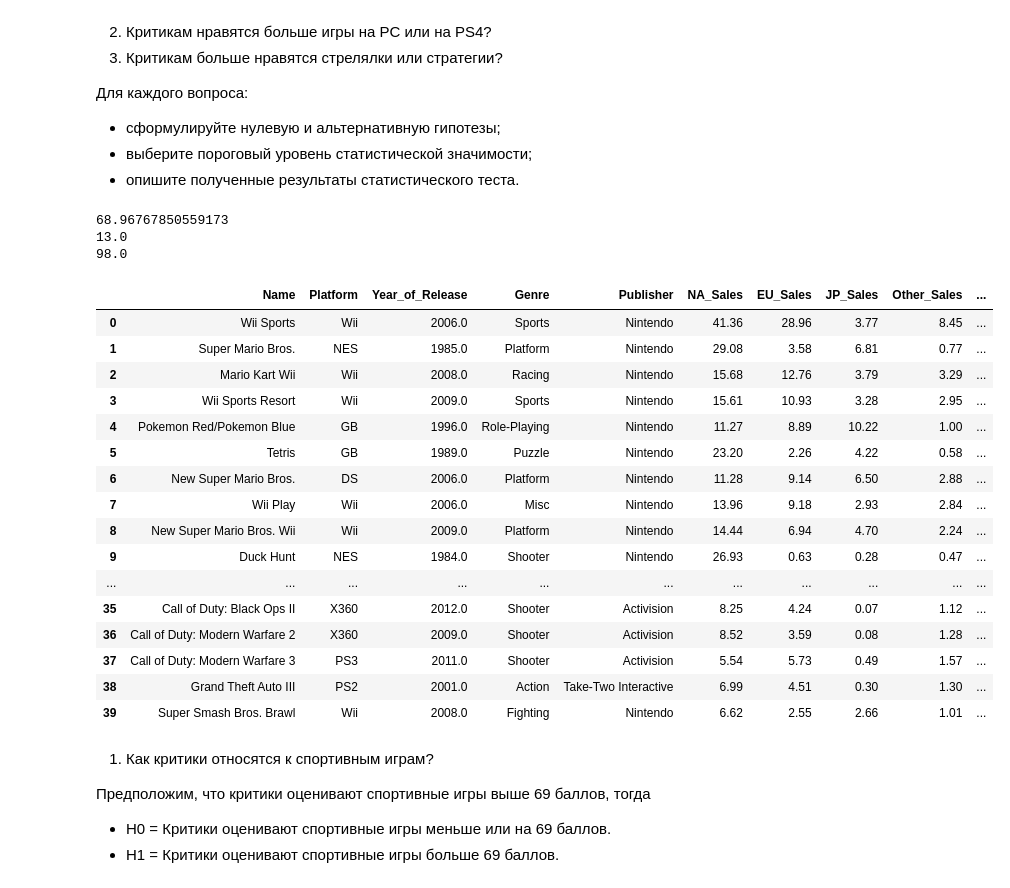
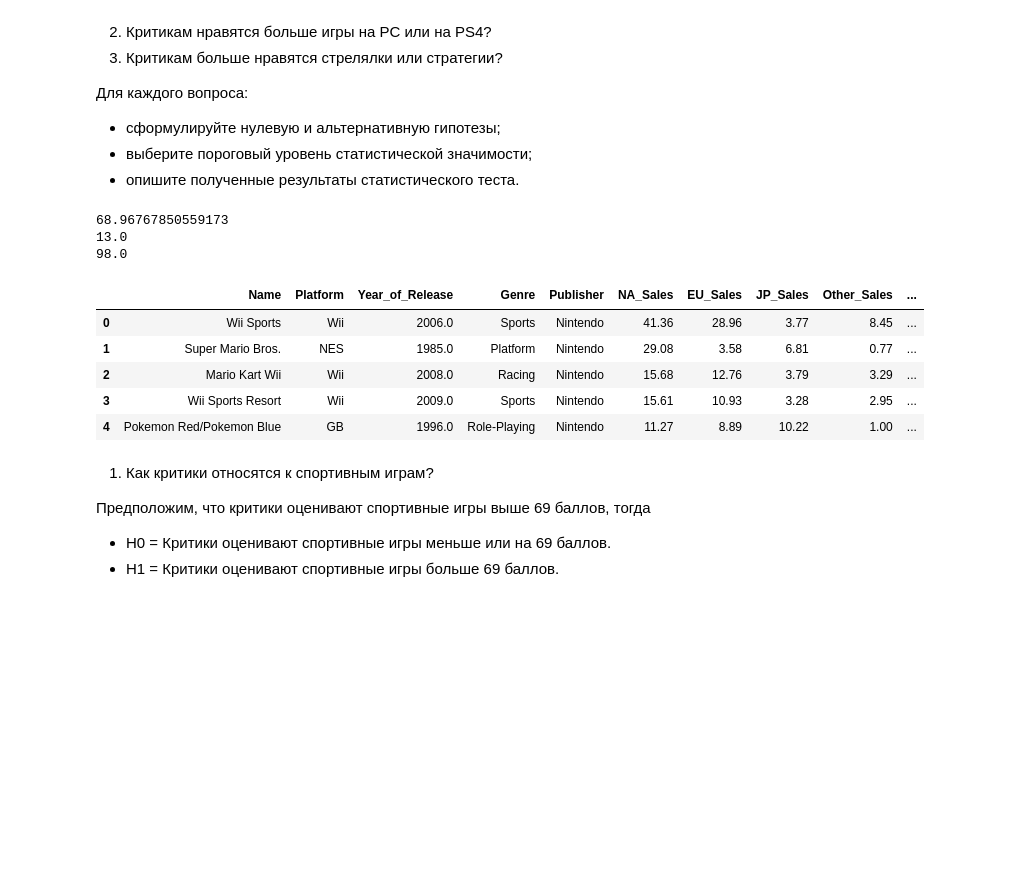
Before and after one commit to WNick-main/netology, a Jupyter notebook: HW-21.ipynb, the cells around one changed output. Cells and saved outputs as stored; diff of their text form; code cells hidden in the pictures; blank space fills up the shorter version.

```diff
--- a/HW-21.ipynb
+++ b/HW-21.ipynb
@@ -21,31 +23,20 @@ from scipy import stats as st
 # %%
 df = pd.read_csv('HW-21 Data//vgsales.csv')
 #df.columns = df.columns.str.lower()
 print(df['Critic_Score'].mean())
 print(df['Critic_Score'].min())
 print(df['Critic_Score'].max())
-df.head(40)
+df.head()
 # %% [output]
 68.96767850559173
 13.0
 98.0
 |  | Name | Platform | Year_of_Release | Genre | Publisher | NA_Sales | EU_Sales | JP_Sales | Other_Sales | ... |
 | 0 | Wii Sports | Wii | 2006.0 | Sports | Nintendo | 41.36 | 28.96 | 3.77 | 8.45 | ... |
 | 1 | Super Mario Bros. | NES | 1985.0 | Platform | Nintendo | 29.08 | 3.58 | 6.81 | 0.77 | ... |
 | 2 | Mario Kart Wii | Wii | 2008.0 | Racing | Nintendo | 15.68 | 12.76 | 3.79 | 3.29 | ... |
 | 3 | Wii Sports Resort | Wii | 2009.0 | Sports | Nintendo | 15.61 | 10.93 | 3.28 | 2.95 | ... |
 | 4 | Pokemon Red/Pokemon Blue | GB | 1996.0 | Role-Playing | Nintendo | 11.27 | 8.89 | 10.22 | 1.00 | ... |
-| 5 | Tetris | GB | 1989.0 | Puzzle | Nintendo | 23.20 | 2.26 | 4.22 | 0.58 | ... |
-| 6 | New Super Mario Bros. | DS | 2006.0 | Platform | Nintendo | 11.28 | 9.14 | 6.50 | 2.88 | ... |
-| 7 | Wii Play | Wii | 2006.0 | Misc | Nintendo | 13.96 | 9.18 | 2.93 | 2.84 | ... |
-| 8 | New Super Mario Bros. Wii | Wii | 2009.0 | Platform | Nintendo | 14.44 | 6.94 | 4.70 | 2.24 | ... |
-| 9 | Duck Hunt | NES | 1984.0 | Shooter | Nintendo | 26.93 | 0.63 | 0.28 | 0.47 | ... |
-| ... | ... | ... | ... | ... | ... | ... | ... | ... | ... | ... |
-| 35 | Call of Duty: Black Ops II | X360 | 2012.0 | Shooter | Activision | 8.25 | 4.24 | 0.07 | 1.12 | ... |
-| 36 | Call of Duty: Modern Warfare 2 | X360 | 2009.0 | Shooter | Activision | 8.52 | 3.59 | 0.08 | 1.28 | ... |
-| 37 | Call of Duty: Modern Warfare 3 | PS3 | 2011.0 | Shooter | Activision | 5.54 | 5.73 | 0.49 | 1.57 | ... |
-| 38 | Grand Theft Auto III | PS2 | 2001.0 | Action | Take-Two Interactive | 6.99 | 4.51 | 0.30 | 1.30 | ... |
-| 39 | Super Smash Bros. Brawl | Wii | 2008.0 | Fighting | Nintendo | 6.62 | 2.55 | 2.66 | 1.01 | ... |
 # %% [markdown]
 1) Как критики относятся к спортивным играм?
 
```
Also changed, not shown: parts of 7 cells of this notebook.
